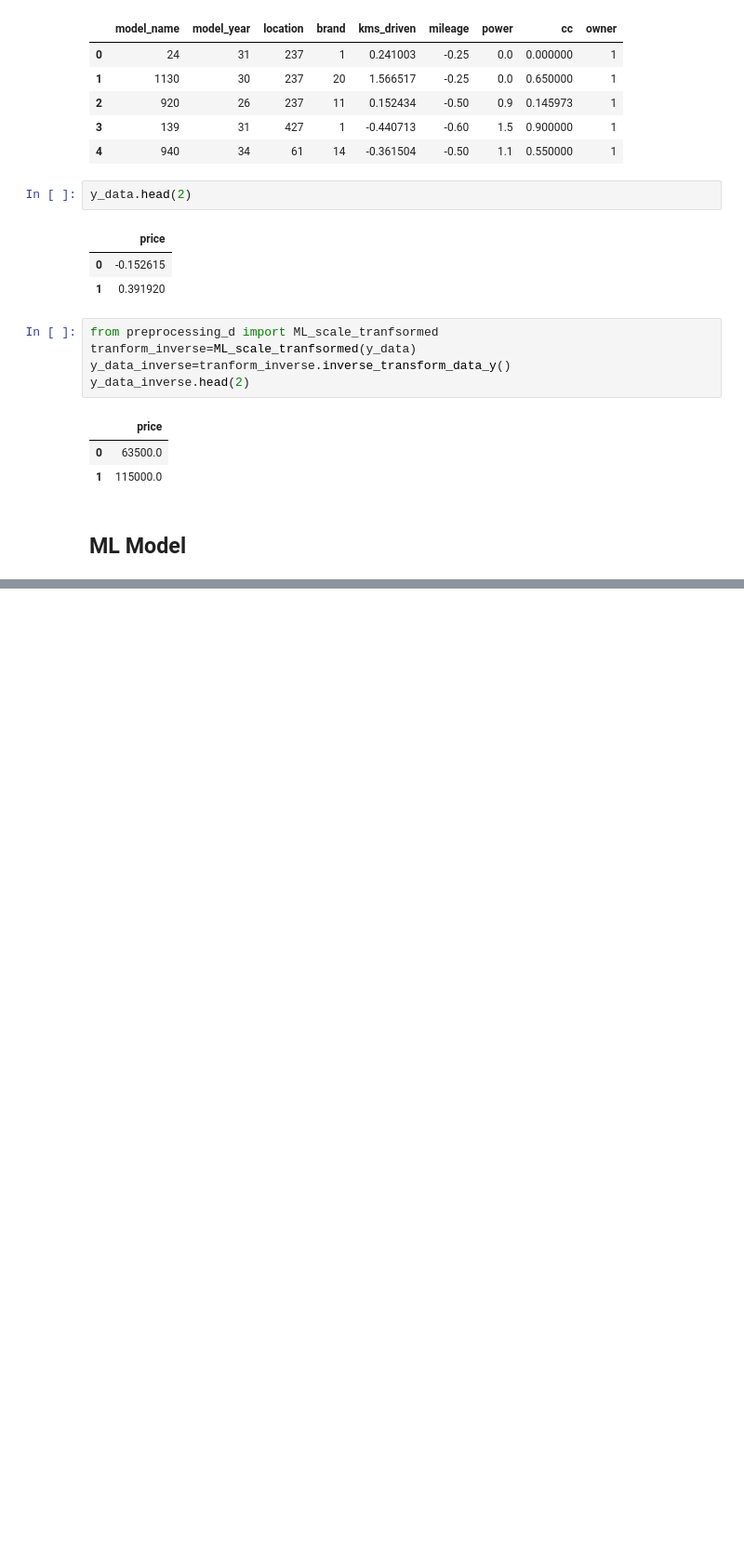
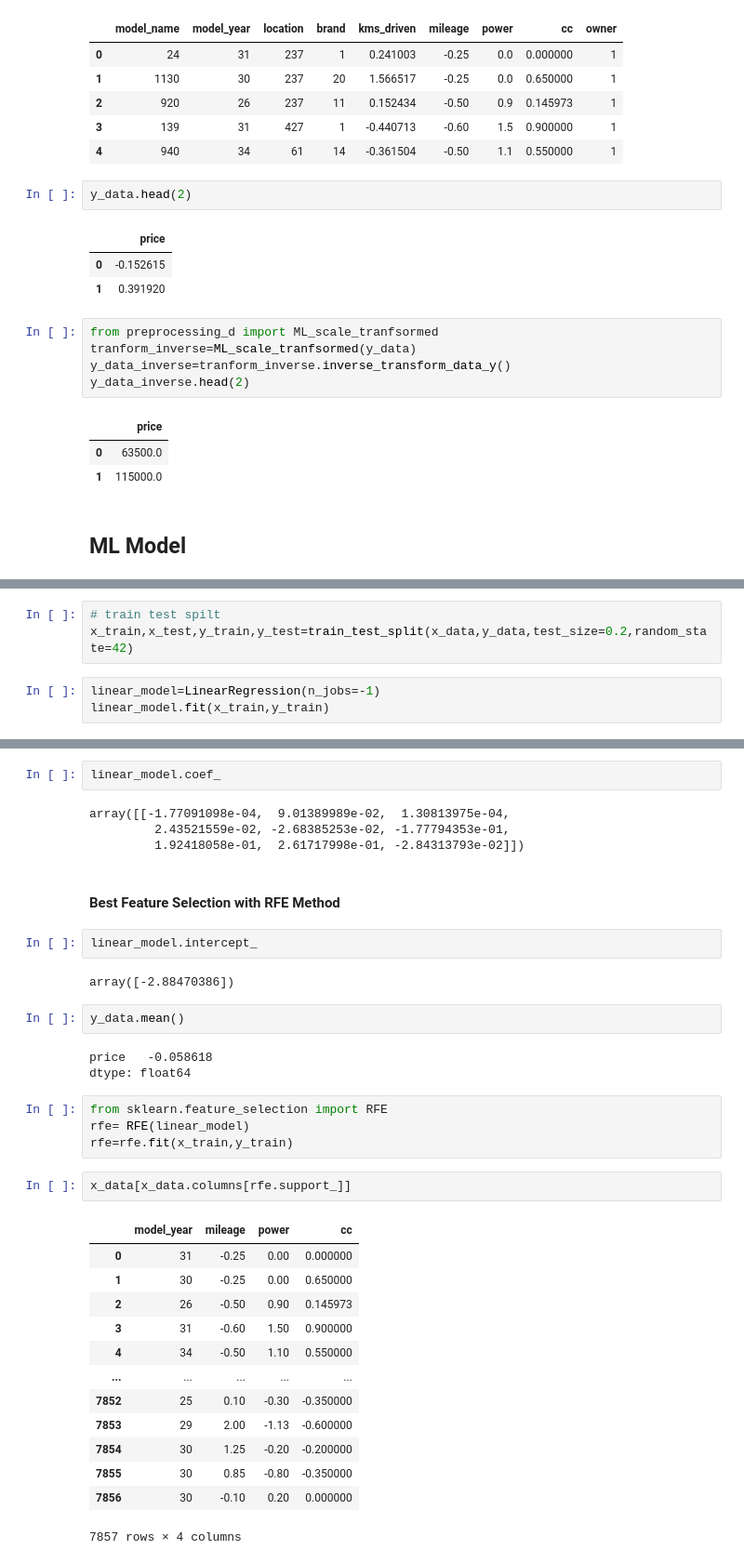
Before and after one commit to sushantkas/Pr-2-used-bikes, a Jupyter notebook: EDA.ipynb, the cells around one changed output, grey strips where cells are left out. Shown at 93% size. Drawn from its saved outputs; the diff is of its cells as text; blank space fills up the shorter version.

```diff
--- a/EDA.ipynb
+++ b/EDA.ipynb
@@ -1338,0 +1343,6 @@ from sklearn.metrics import mean_squared_log_error
+# %%
+# train test spilt
+x_train,x_test,y_train,y_test=train_test_split(x_data,y_data,test_size=0.2,random_state=42)
+# %%
+linear_model=LinearRegression(n_jobs=-1)
+linear_model.fit(x_train,y_train)
@@ -1338,0 +1355,37 @@ from sklearn.metrics import mean_squared_log_error
+# %%
+linear_model.coef_
+# %% [output]
+array([[-1.77091098e-04,  9.01389989e-02,  1.30813975e-04,
+         2.43521559e-02, -2.68385253e-02, -1.77794353e-01,
+         1.92418058e-01,  2.61717998e-01, -2.84313793e-02]])
+# %% [markdown]
+#### Best Feature Selection with RFE Method
+# %%
+linear_model.intercept_
+# %% [output]
+array([-2.88470386])
+# %%
+y_data.mean()
+# %% [output]
+price   -0.058618
+dtype: float64
+# %%
+from sklearn.feature_selection import RFE
+rfe= RFE(linear_model)
+rfe=rfe.fit(x_train,y_train)
+# %%
+x_data[x_data.columns[rfe.support_]]
+# %% [output]
+|  | model_year | mileage | power | cc |
+| 0 | 31 | -0.25 | 0.00 | 0.000000 |
+| 1 | 30 | -0.25 | 0.00 | 0.650000 |
+| 2 | 26 | -0.50 | 0.90 | 0.145973 |
+| 3 | 31 | -0.60 | 1.50 | 0.900000 |
+| 4 | 34 | -0.50 | 1.10 | 0.550000 |
+| ... | ... | ... | ... | ... |
+| 7852 | 25 | 0.10 | -0.30 | -0.350000 |
+| 7853 | 29 | 2.00 | -1.13 | -0.600000 |
+| 7854 | 30 | 1.25 | -0.20 | -0.200000 |
+| 7855 | 30 | 0.85 | -0.80 | -0.350000 |
+| 7856 | 30 | -0.10 | 0.20 | 0.000000 |
+7857 rows × 4 columns
```
Also changed, not shown: parts of 31 cells of this notebook, 1 other file.
